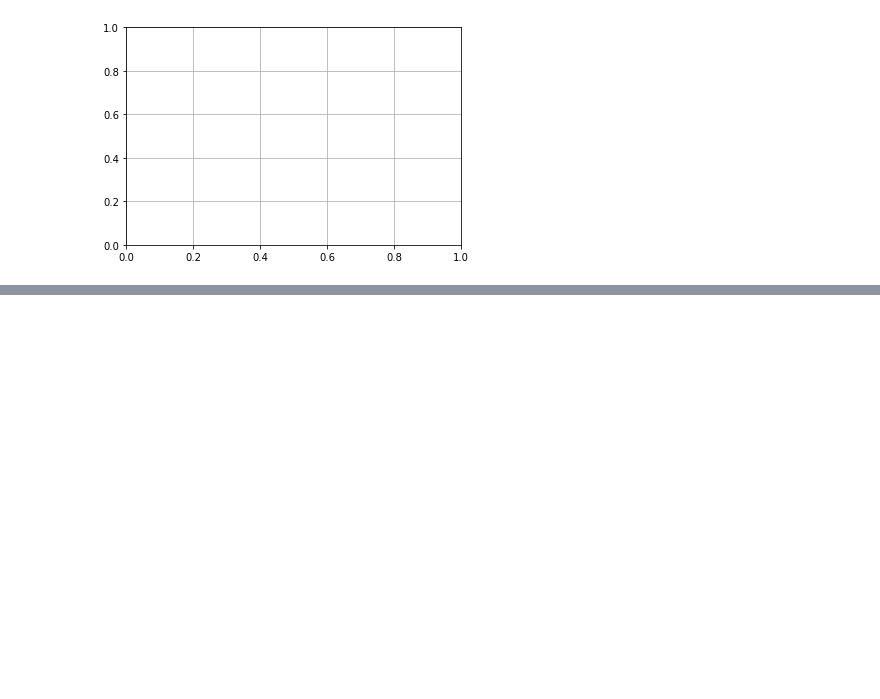
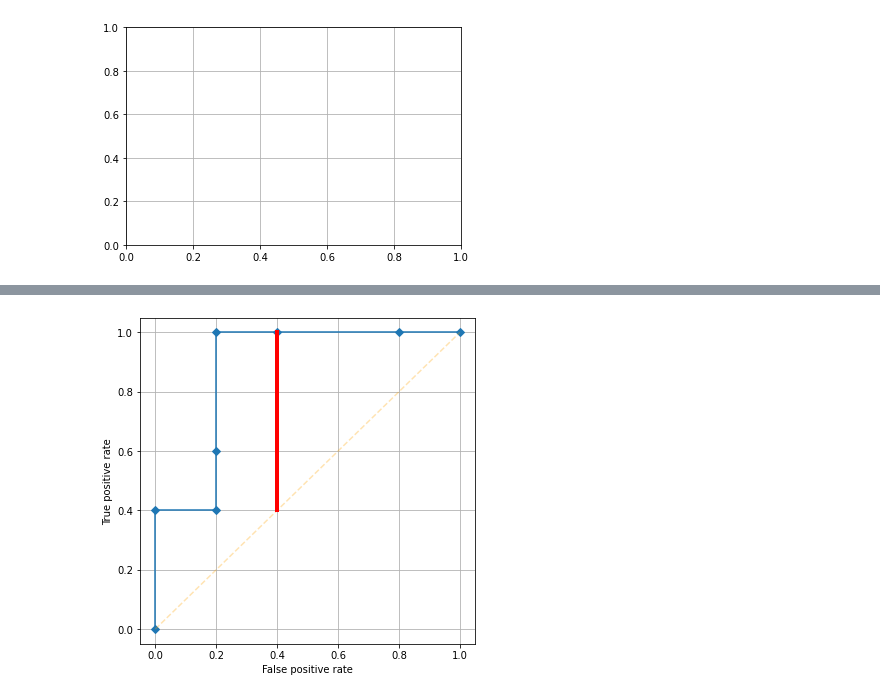
Before and after one commit to aysuvorov/clinstats, a Jupyter notebook: docs/pages/roc_analysis/roc-auc.ipynb, the cells around one changed output, grey strips where cells are left out. Cells and saved outputs as stored; diff of their text form; code cells hidden in the pictures; blank space fills up the shorter version.

```diff
--- a/docs/pages/roc_analysis/roc-auc.ipynb
+++ b/docs/pages/roc_analysis/roc-auc.ipynb
@@ -44,3 +74,30 @@ plt.show()
+# %%
+a = np.array([0. , 0. , 0.2, 0.2, 0.2, 0.4, 0.8, 1. ])
+b = np.array([0. , 0.4, 0.4, 0.6, 1. , 1. , 1. , 1. ])
+j = b-a
+
+fig = plt.figure(figsize=(6,6))
+ax = fig.gca()
+ax.set_xticks(np.arange(0, 1.1, 0.2))
+ax.set_yticks(np.arange(0, 1.1, 0.2))
+plt.plot(a,b, marker='D')
+plt.plot([0,1],[0,1], linestyle='dashed', c='orange', alpha = 0.3)
+
+""" for i in range(len(a)):
+    try:
+        #plt.axvline(x=a[i],ymin=a[i],ymax=b[i], c='green')
+        plt.plot([a[i], a[i]], [a[i], b[i]], c='green', alpha = 0.5)
+    except:
+        pass """
+
+plt.plot([a[5], a[5]], [a[5], b[5]], c='red', alpha = 1, linewidth=4)
+
+plt.xlabel('False positive rate')
+plt.ylabel('True positive rate')
+plt.grid()
+plt.show()
+# %% [output]
+[figure, added]
 # %%
 fig, ax = plt.subplots(figsize=(6,6))
 
```
Also changed, not shown: parts of 18 cells of this notebook.
